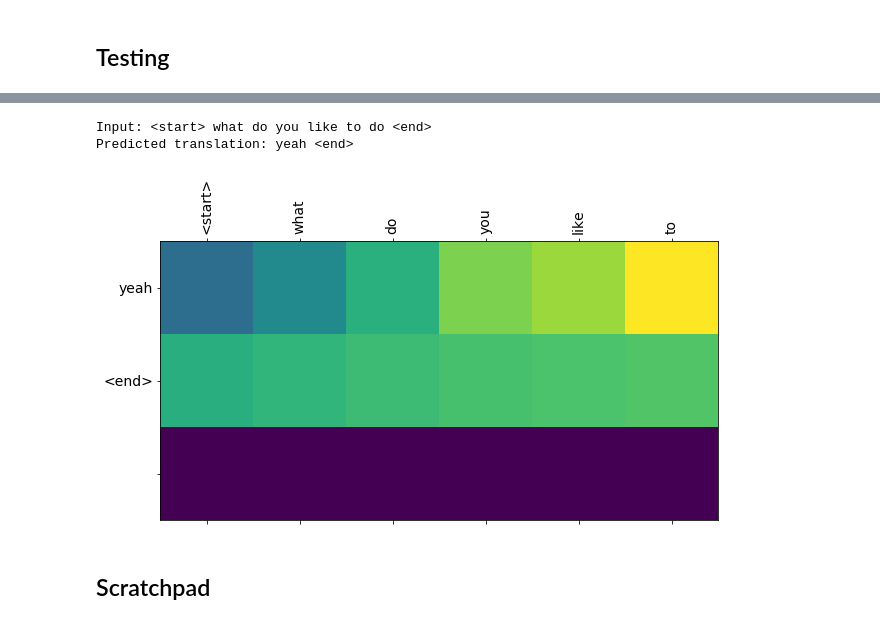
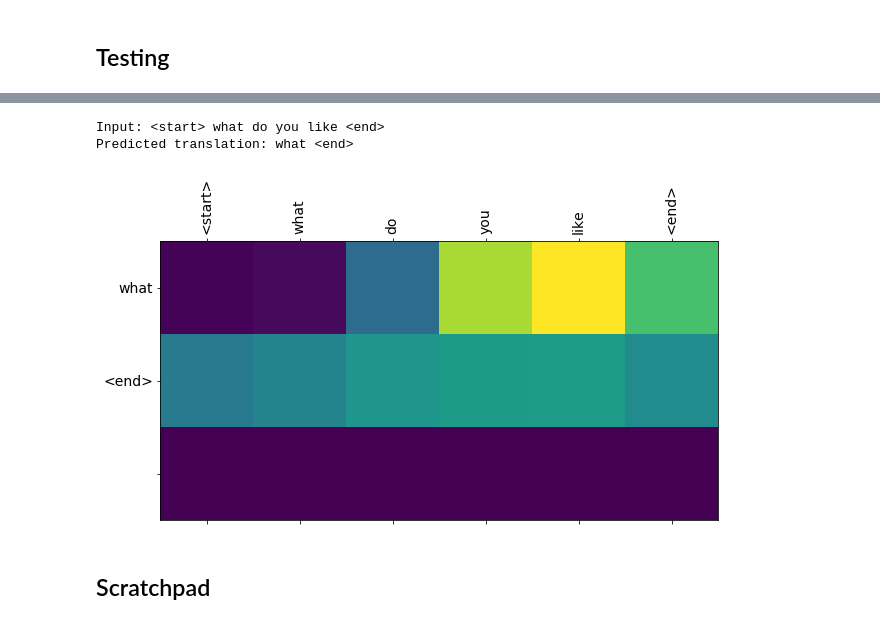
Before and after one commit to nabacg/aml-nlp-notes, a Jupyter notebook: language-model/seq2seq-lang-model.ipynb, the cells around one changed output, grey strips where cells are left out. Cells and saved outputs as stored; diff of their text form; code cells hidden in the pictures.

```diff
--- a/language-model/seq2seq-lang-model.ipynb
+++ b/language-model/seq2seq-lang-model.ipynb
@@ -79,7 +95,8 @@ def unicode_to_ascii(s):
 
 
 def preprocess_sentence(w):
-    w = unicode_to_ascii(w.lower().strip())
+#     w = unicode_to_ascii(w.lower().strip())
+    w = w.lower().strip()
 
     # creating a space between a word and the punctuation following it
     # eg: "he is a boy." => "he is a boy ."
@@ -157,8 +174,8 @@ def create_dataset(num_examples, dataset_name = 'cornell', max_sentence_length=
 def max_length(tensor):
     return max(len(t) for t in tensor)
 
-def preprocess_sentence(s):
-    return '<start> ' + s + ' <end>'
+# def preprocess_sentence(s):
+#     return '<start> ' + s + ' <end>'
 
 
 def load_dataset(num_examples):
@@ -194,7 +211,7 @@ def load_dataset(num_examples):
 # %%
 # Try experimenting with the size of that dataset
 num_examples = 30000
-input_tensor, target_tensor, dict_index, max_length_inp, max_length_targ = load_dataset(num_examples)
+input_tensor, target_tensor, dict_index, max_length_inp, max_length_targ = load_dataset(num_examples, )
 # %%
 # Creating training and validation sets using an 80-20 split
 input_tensor_train, input_tensor_val, target_tensor_train, target_tensor_val = train_test_split(input_tensor, target_tensor, test_size=0.2)
@@ -339,7 +356,7 @@ checkpoint = tf.train.Checkpoint(optimizer=optimizer,
 6. *Teacher forcing* is the technique where the *target word* is passed as the *next input* to the decoder.
 7. The final step is to calculate the gradients and apply it to the optimizer and backpropagate.
 # %%
-EPOCHS = 5
+EPOCHS = 10
 
 for epoch in range(EPOCHS):
     start = time.time()
@@ -489,9 +582,9 @@ Predicted translation: yes <end>
 # %%
-answer('what do you like to do', encoder, decoder, dict_index, max_length_targ)
+answer('what do you like', encoder, decoder, dict_index, max_length_targ)
 # %% [output]
-Input: <start> what do you like to do <end>
-Predicted translation: yeah <end>
+Input: <start> what do you like <end>
+Predicted translation: what <end>
-[figure, old version]
+[figure, new version]
 # %% [markdown]
 ## Scratchpad
 # %%
```
Also changed, not shown: parts of 10 cells of this notebook.
